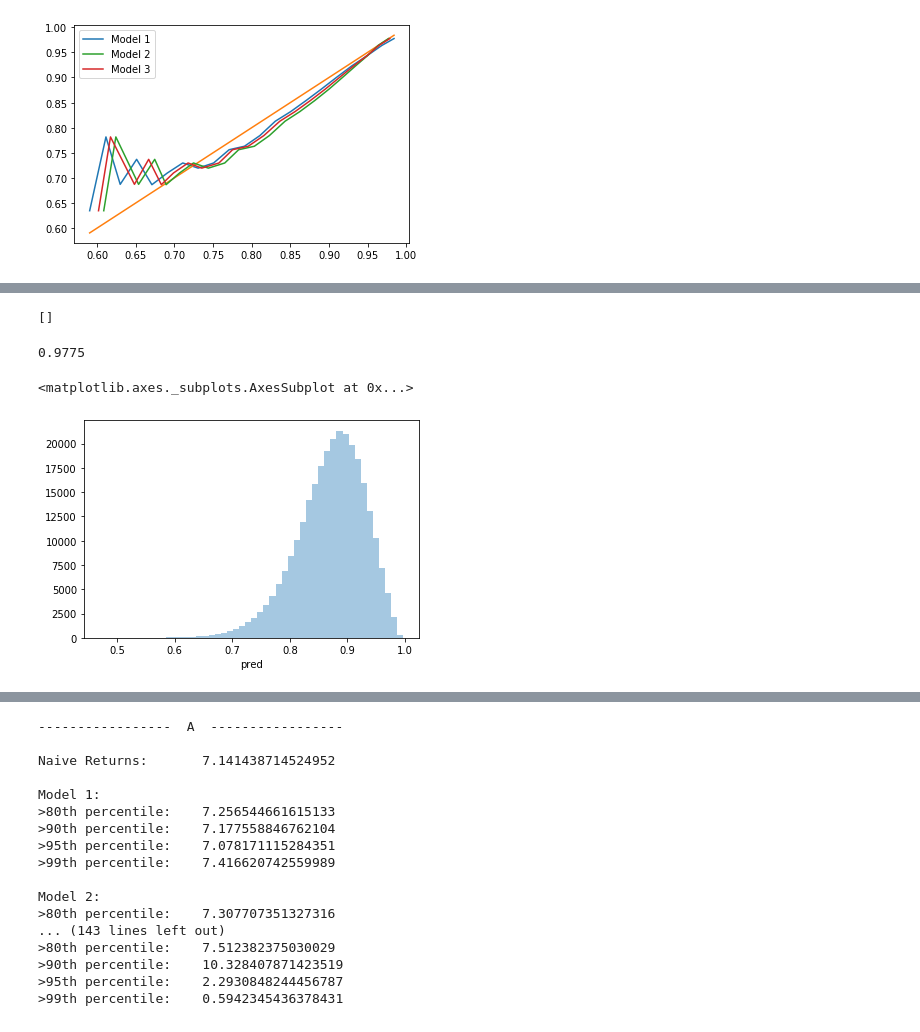
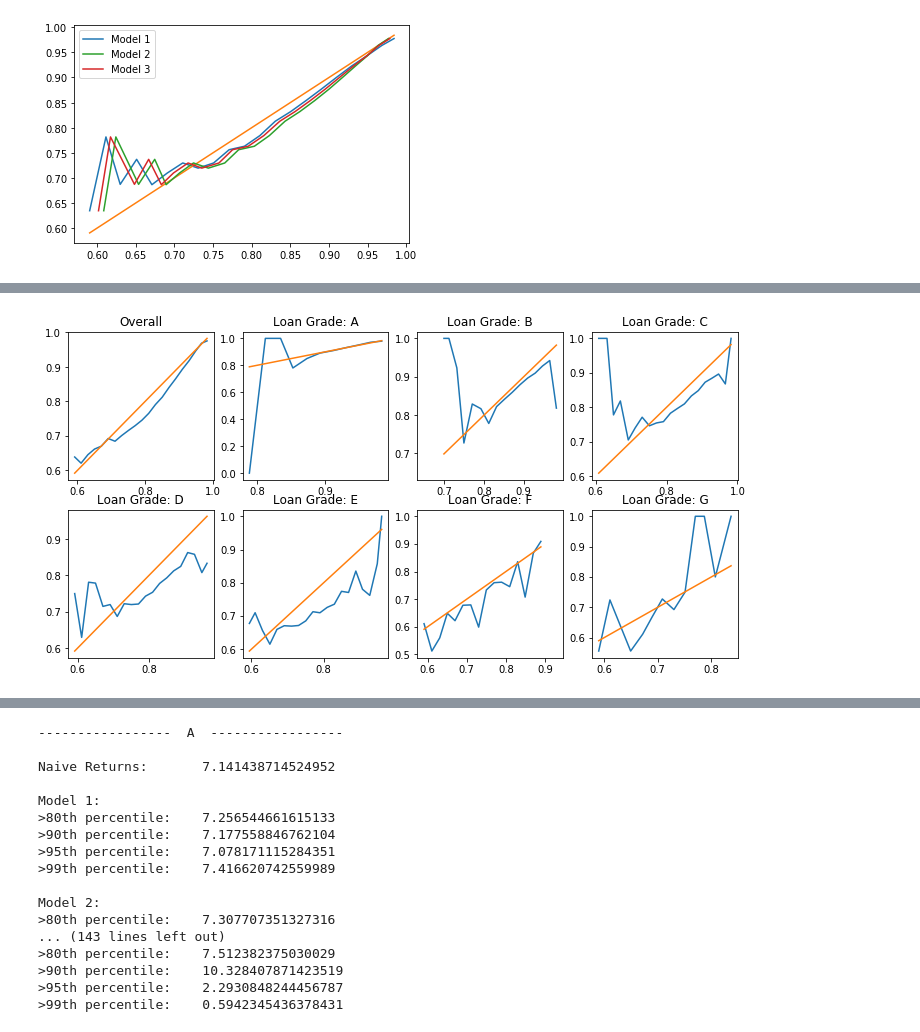
Before and after one commit to timcopelandoh/thinkful, a Jupyter notebook: Capstones and Projects/Capstone 3 - Modeling - Logistic Regression.ipynb, the cells around one changed output, grey strips where cells are left out. Saved outputs shown, nothing was run; the diff lists cells and outputs as text; code cells hidden in the pictures.

```diff
--- a/Capstones and Projects/Capstone 3 - Modeling - Logistic Regression.ipynb
+++ b/Capstones and Projects/Capstone 3 - Modeling - Logistic Regression.ipynb
@@ -390,13 +342,4 @@ plt.show()
-# %%
-ss
-# %% [output]
-[]
-# %%
-sum(test[test.pred >= .98]['target'])/len(test[test.pred >= .98]['target'])
-# %% [output]
-0.9775
-# %%
-sns.distplot(test['pred'], kde=False)
-# %% [output]
-<matplotlib.axes._subplots.AxesSubplot at 0x...>
-[figure, removed]
+# %%
+graph_by_grade(test.pred2, test.grade, test.target)
+# %% [output]
+[figure, added]
```
Also changed, not shown: parts of 6 cells of this notebook, 4 other files.
